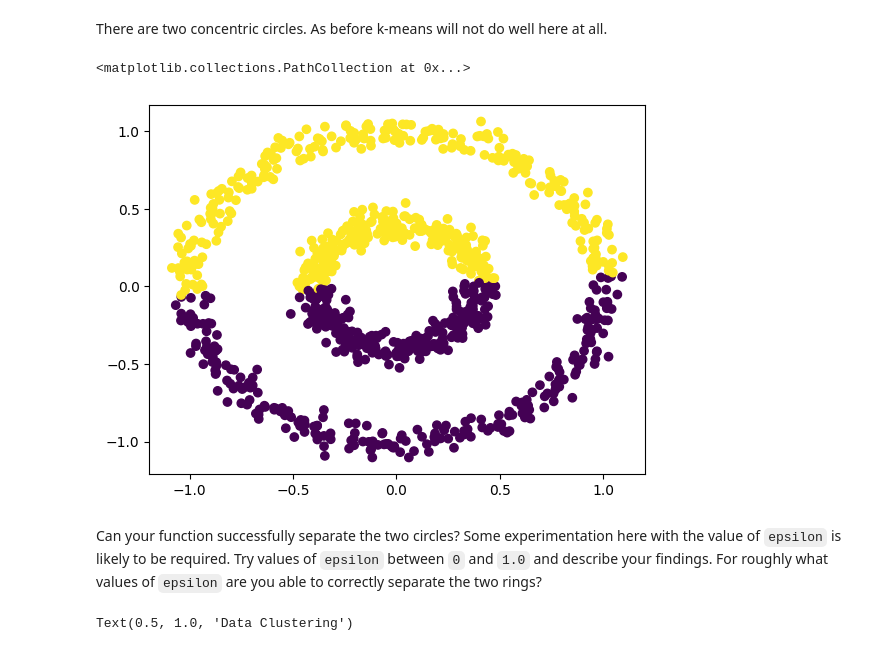
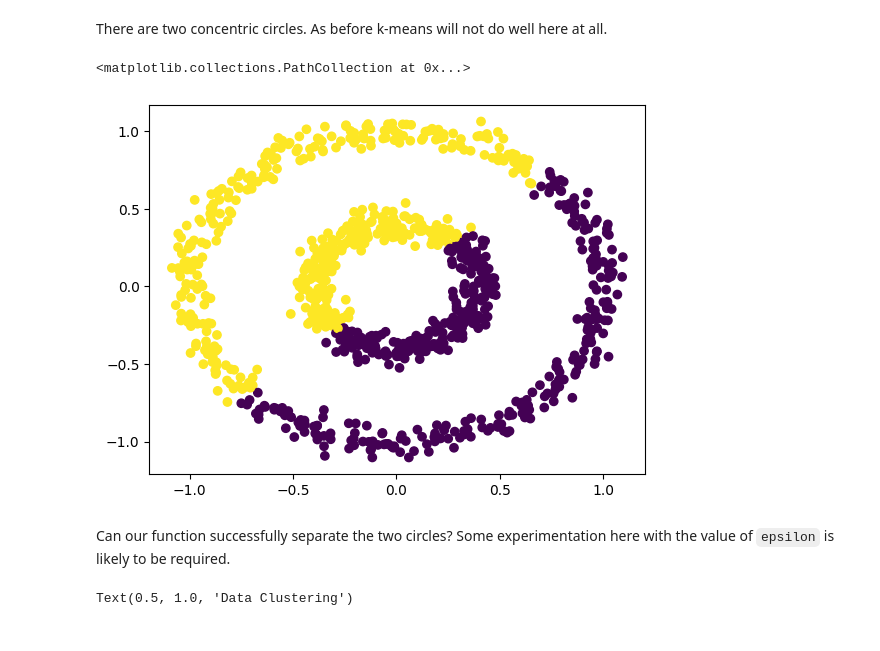
Before and after one commit to jryu20/jryu20.github.io, a Jupyter notebook: blog/posts/spectral/spectral-clustering copy.ipynb, the cells around one changed output. Drawn from its saved outputs; the diff is of its cells as text; code cells hidden in the pictures.

Commit message:
clustering complete

```diff
--- a/blog/posts/spectral/spectral-clustering copy.ipynb
+++ b/blog/posts/spectral/spectral-clustering copy.ipynb
@@ -463,14 +499,14 @@ plt.scatter(X[:,0], X[:,1])
 # %% [markdown]
 There are two concentric circles. As before k-means will not do well here at all.
 # %%
-km = KMeans(n_clusters = 2)
+km = KMeans(n_clusters = 2, n_init="auto")
 km.fit(X)
 plt.scatter(X[:,0], X[:,1], c = km.predict(X))
 # %% [output]
 <matplotlib.collections.PathCollection at 0x...>
-[figure, old version]
+[figure, new version]
 # %% [markdown]
-Can your function successfully separate the two circles? Some experimentation here with the value of `epsilon` is likely to be required. Try values of `epsilon` between `0` and `1.0` and describe your findings. For roughly what values of `epsilon` are you able to correctly separate the two rings?
+Can our function successfully separate the two circles? Some experimentation here with the value of `epsilon` is likely to be required.
 # %%
 labels = spectral_clustering(X, 0.4)
 plt.scatter(X[:, 0], X[:, 1], c=labels)
```
Also changed, not shown: parts of 33 cells of this notebook, 16 other files.
